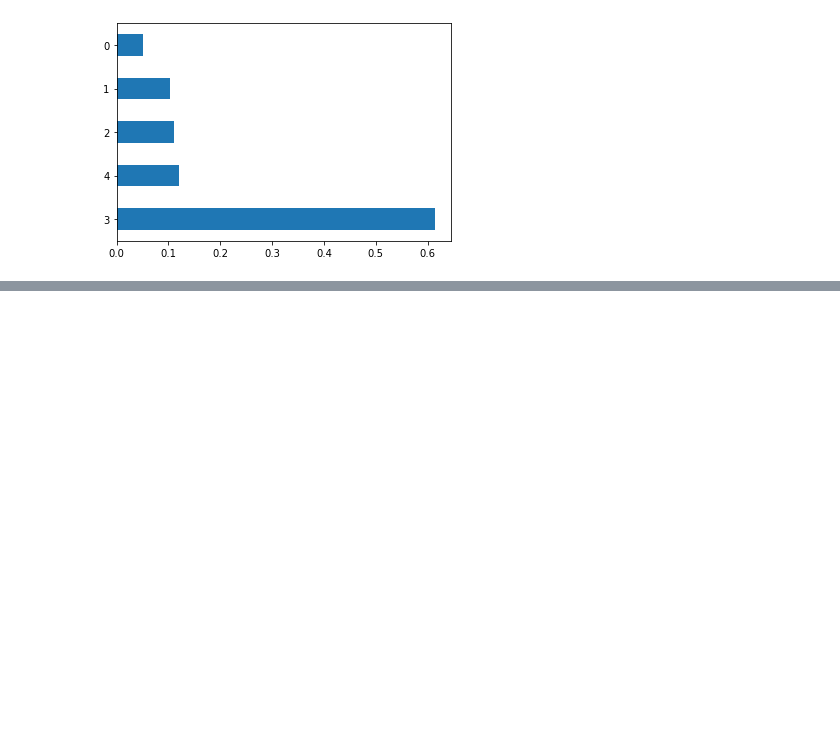
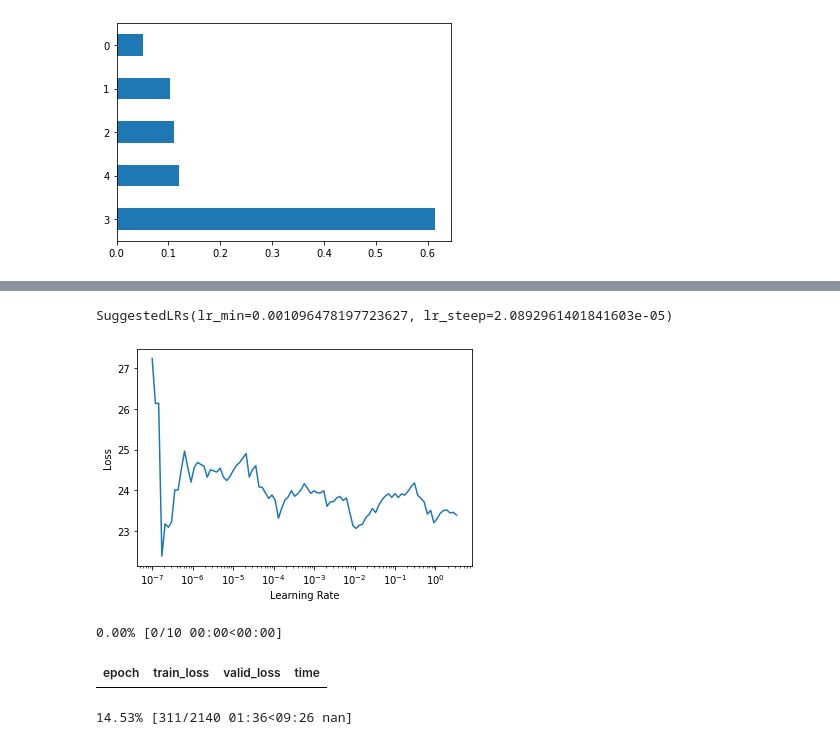
Before and after one commit to noelmat/supervised_contrastive_learning, a Jupyter notebook: Supervised Contrastive Learning.ipynb, the cells around one changed output, grey strips where cells are left out. Cells and saved outputs as stored; diff of their text form; code cells hidden in the pictures; blank space fills up the shorter version.

Commit message:
started training

```diff
--- a/Supervised Contrastive Learning.ipynb
+++ b/Supervised Contrastive Learning.ipynb
@@ -204,15 +137,22 @@ tau = 0.1
+# %%
+tau = 100
 # %%
-def supconloss(y, o1, o2):
+def supconloss(out, y):
     tot_loss = 0
+    y_hat = out['norm_proj']
     for i in range(y.shape[0]):
         p = torch.where(y == y[i])[0]
         p = torch.where(p != i)[0]
         P_i = len(p)
 
         a = torch.where(y != y[i])[0]
-        numerator = ((o1[i][None, :] @ o2[p].T)/tau).exp()
-        deno = ((o1[i][None, :] @ o2[a].T)/tau).exp().sum()
+#         import pdb
+#         pdb.set_trace()
+        numerator = (y_hat[i][None, :] @ y_hat[p].T)
+        numerator = (numerator/tau).exp()
+        deno = ((y_hat[i][None, :] @ y_hat[a].T)/tau).exp().sum()
         loss = (numerator/deno).log().sum()
         loss = loss * -1/(P_i+1)
         tot_loss += loss
+
     return tot_loss
@@ -248,5 +171,5 @@ class SupConLearner(Learner):
         b2 = b[1]
 
         xb, yb = b1[:i][0],b1[i:][0]
-        self.xb = torch.cat((xb,b2[:i][0]))
-        self.yb = torch.cat((yb,b2[i:][0]))
+        self.xb = tuple([torch.cat((xb,b2[:i][0]))])
+        self.yb = tuple([torch.cat((yb,b2[i:][0]))])
@@ -273,0 +176,5 @@ WARNING: infoROM is corrupted at gpu 0000:00:05.0
+# %%
+learner = SupConLearner(dls, Model(), loss_func=supconloss)
+# %%
+learner.lr_find()
+# %% [output]
@@ -273,0 +182,8 @@ WARNING: infoROM is corrupted at gpu 0000:00:05.0
+SuggestedLRs(lr_min=0.001096478197723627, lr_steep=2.0892961401841603e-05)
+[figure, added]
+# %%
+learner.fit_one_cycle(10, slice(1e-6, 3e-3))
+# %% [output]
+0.00% [0/10 00:00<00:00]
+| epoch | train_loss | valid_loss | time |
+14.53% [311/2140 01:36<09:26 nan]
```
Also changed, not shown: parts of 22 cells of this notebook.
